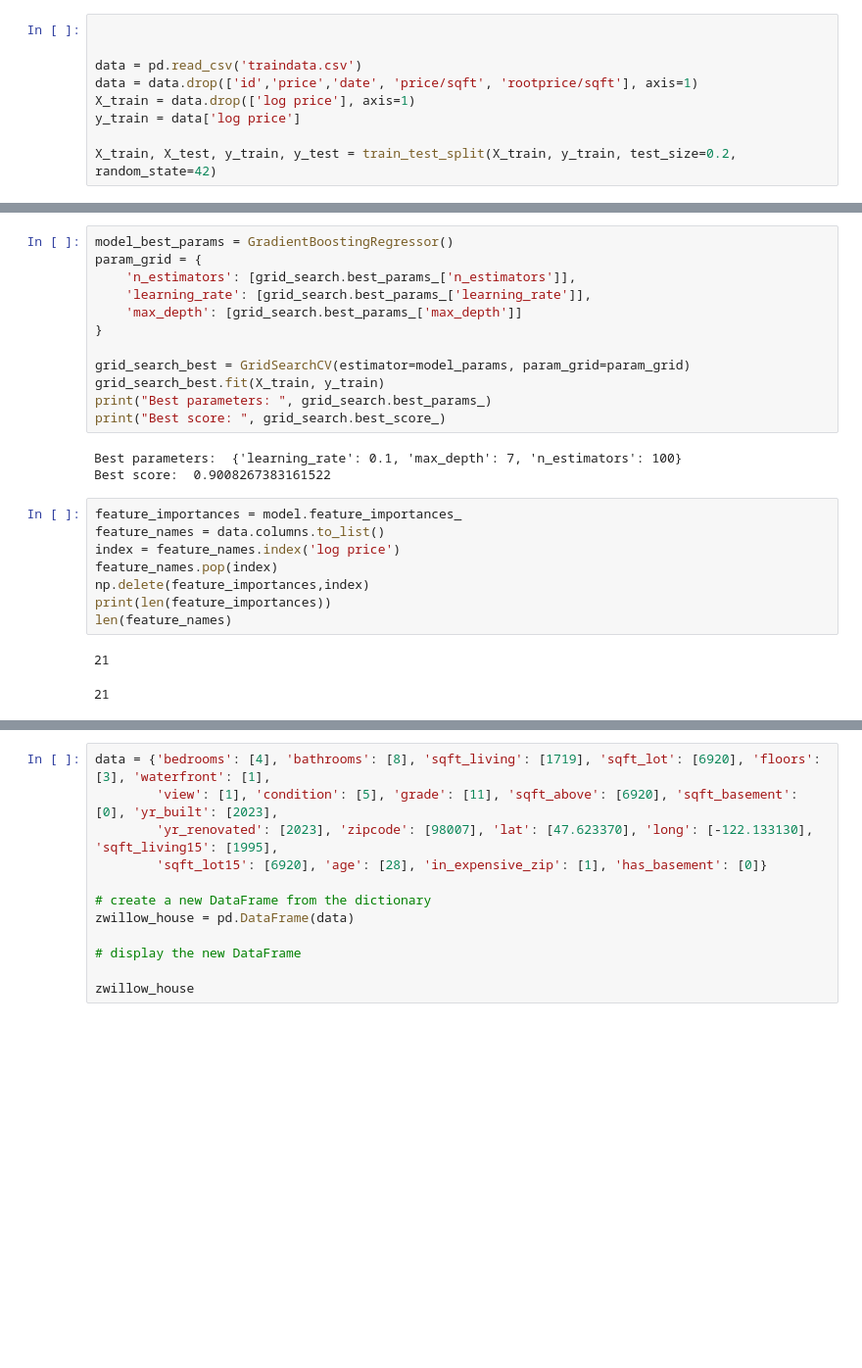
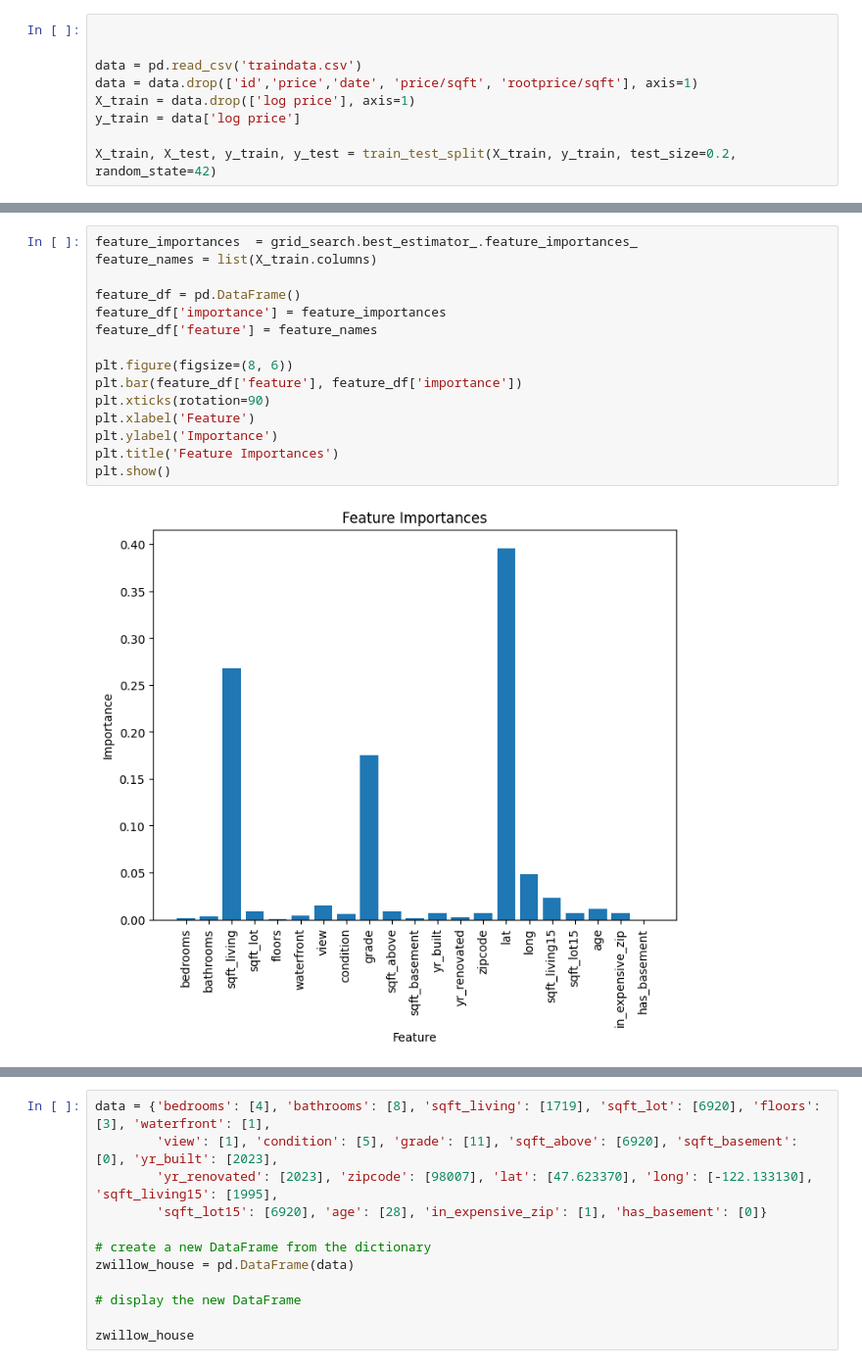
Before and after one commit to Sanketb2312/Info251-final-project, a Jupyter notebook: train.ipynb, the cells around one changed output, grey strips where cells are left out. Shown at 98% size. Drawn from its saved outputs; the diff is of its cells as text; blank space fills up the shorter version.

Commit message:
fixing feature importance

```diff
--- a/train.ipynb
+++ b/train.ipynb
@@ -51,29 +51,20 @@ array([0.90103352, 0.90104123, 0.90148865])
-# %%
-model_best_params = GradientBoostingRegressor()
-param_grid = {
-    'n_estimators': [grid_search.best_params_['n_estimators']],
-    'learning_rate': [grid_search.best_params_['learning_rate']],
-    'max_depth': [grid_search.best_params_['max_depth']]
-}
-
-grid_search_best = GridSearchCV(estimator=model_params, param_grid=param_grid)
-grid_search_best.fit(X_train, y_train)
-print("Best parameters: ", grid_search.best_params_)
-print("Best score: ", grid_search.best_score_)
-# %% [output]
-Best parameters:  {'learning_rate': 0.1, 'max_depth': 7, 'n_estimators': 100}
-Best score:  0.9008267383161522
-# %%
-feature_importances = model.feature_importances_
-feature_names = data.columns.to_list()
-index = feature_names.index('log price')
-feature_names.pop(index)
-np.delete(feature_importances,index)
-print(len(feature_importances))
-len(feature_names)
-# %% [output]
-21
-21
+# %%
+feature_importances  = grid_search.best_estimator_.feature_importances_
+feature_names = list(X_train.columns)
+
+feature_df = pd.DataFrame()
+feature_df['importance'] = feature_importances
+feature_df['feature'] = feature_names
+
+plt.figure(figsize=(8, 6))
+plt.bar(feature_df['feature'], feature_df['importance'])
+plt.xticks(rotation=90)
+plt.xlabel('Feature')
+plt.ylabel('Importance')
+plt.title('Feature Importances')
+plt.show()
+# %% [output]
+[figure, added]
 # %%
 import pandas as pd
 
```
Also changed, not shown: parts of 7 cells of this notebook, 1 other file.
